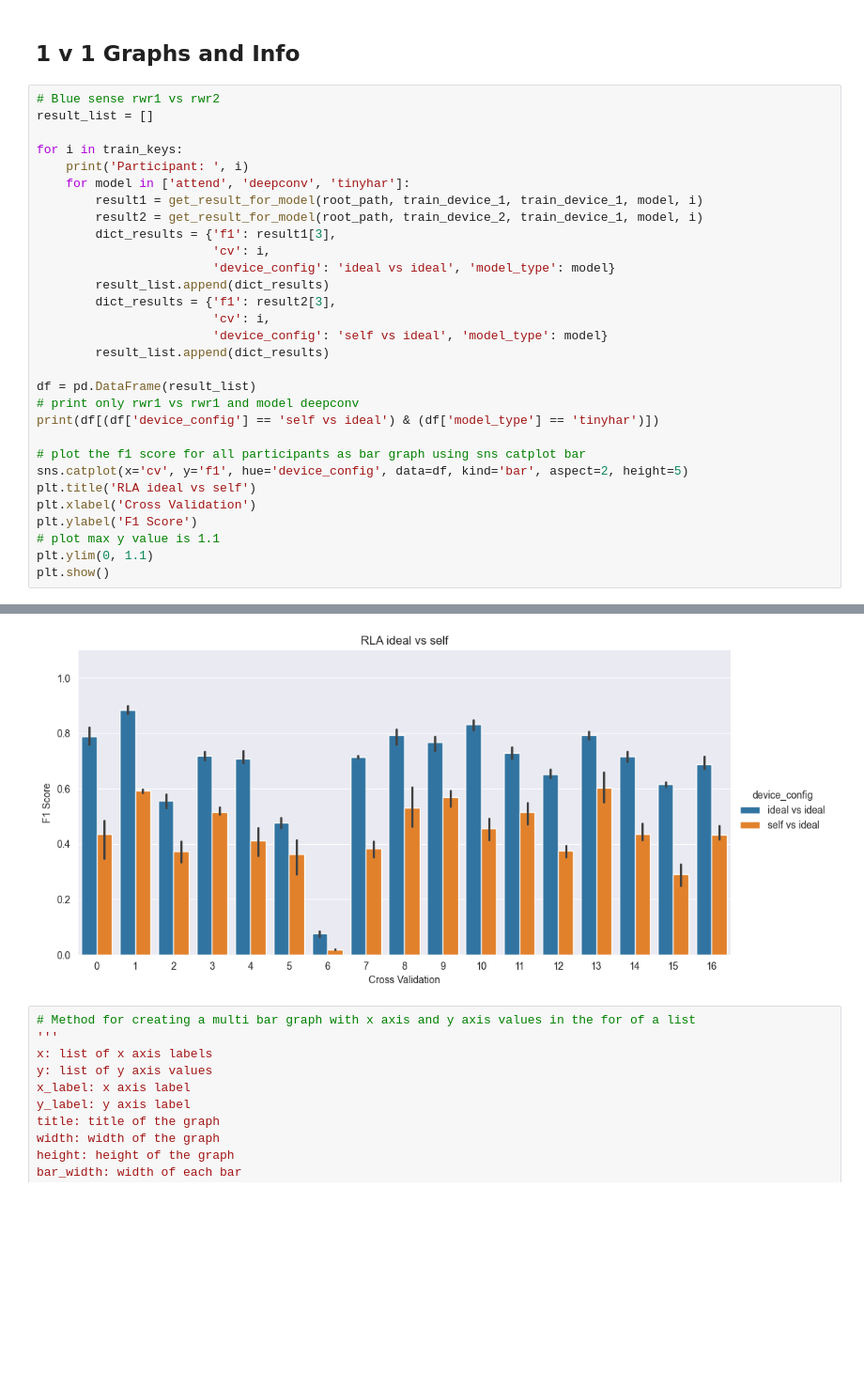
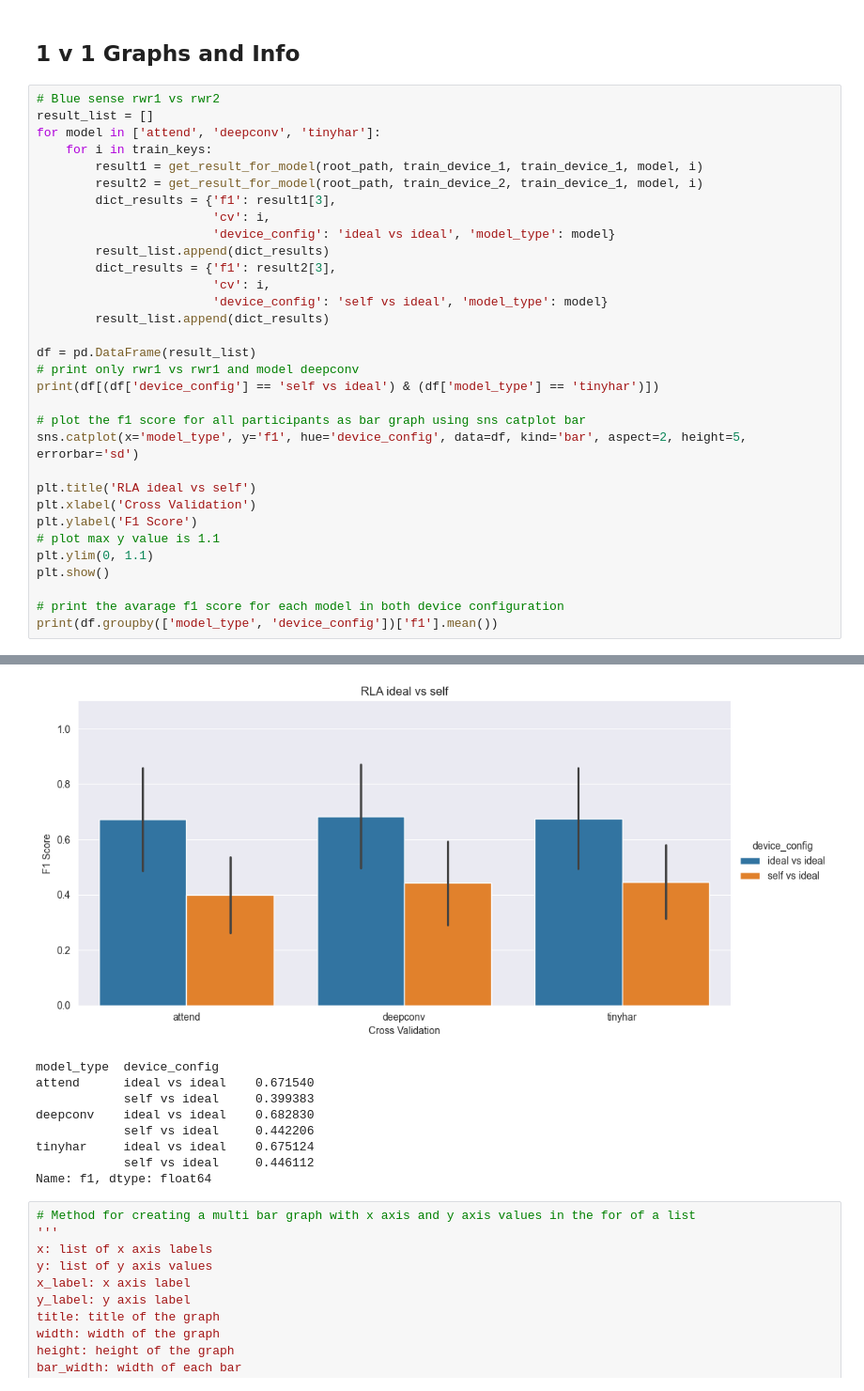
Before and after one commit to Gr33nMayhem/PERCOM_Variability_Research, a Jupyter notebook: notebooks/results_notebook/graph_creation_realdisp.ipynb, the cells around one changed output, grey strips where cells are left out. Shown at 94% size. Drawn from its saved outputs; the diff is of its cells as text; blank space fills up the shorter version.

```diff
--- a/notebooks/results_notebook/graph_creation_realdisp.ipynb
+++ b/notebooks/results_notebook/graph_creation_realdisp.ipynb
@@ -121,10 +121,8 @@ create_confusion_matrix(root_path, train_device_2, train_device_1, graph_model,
 # %%
 # Blue sense rwr1 vs rwr2
 result_list = []
-
-for i in train_keys:
-    print('Participant: ', i)
-    for model in ['attend', 'deepconv', 'tinyhar']:
+for model in ['attend', 'deepconv', 'tinyhar']:
+    for i in train_keys:
         result1 = get_result_for_model(root_path, train_device_1, train_device_1, model, i)
         result2 = get_result_for_model(root_path, train_device_2, train_device_1, model, i)
         dict_results = {'f1': result1[3],
@@ -141,11 +139,15 @@ df = pd.DataFrame(result_list)
 print(df[(df['device_config'] == 'self vs ideal') & (df['model_type'] == 'tinyhar')])
 
 # plot the f1 score for all participants as bar graph using sns catplot bar
-sns.catplot(x='cv', y='f1', hue='device_config', data=df, kind='bar', aspect=2, height=5)
+sns.catplot(x='model_type', y='f1', hue='device_config', data=df, kind='bar', aspect=2, height=5, errorbar='sd')
+
 plt.title('RLA ideal vs self')
 plt.xlabel('Cross Validation')
 plt.ylabel('F1 Score')
 # plot max y value is 1.1
 plt.ylim(0, 1.1)
 plt.show()
+
+# print the avarage f1 score for each model in both device configuration
+print(df.groupby(['model_type', 'device_config'])['f1'].mean())
 # %% [output]
@@ -168,5 +171,13 @@ Participant:  11
 101  0.466720  16  self vs ideal    tinyhar
-[figure, old version]
+[figure, new version]
+model_type  device_config
+attend      ideal vs ideal    0.671540
+            self vs ideal     0.399383
+deepconv    ideal vs ideal    0.682830
+            self vs ideal     0.442206
+tinyhar     ideal vs ideal    0.675124
+            self vs ideal     0.446112
+Name: f1, dtype: float64
 # %%
 # Method for creating a multi bar graph with x axis and y axis values in the for of a list
 '''
```
Also changed, not shown: parts of 2 cells of this notebook, 7 other files.
